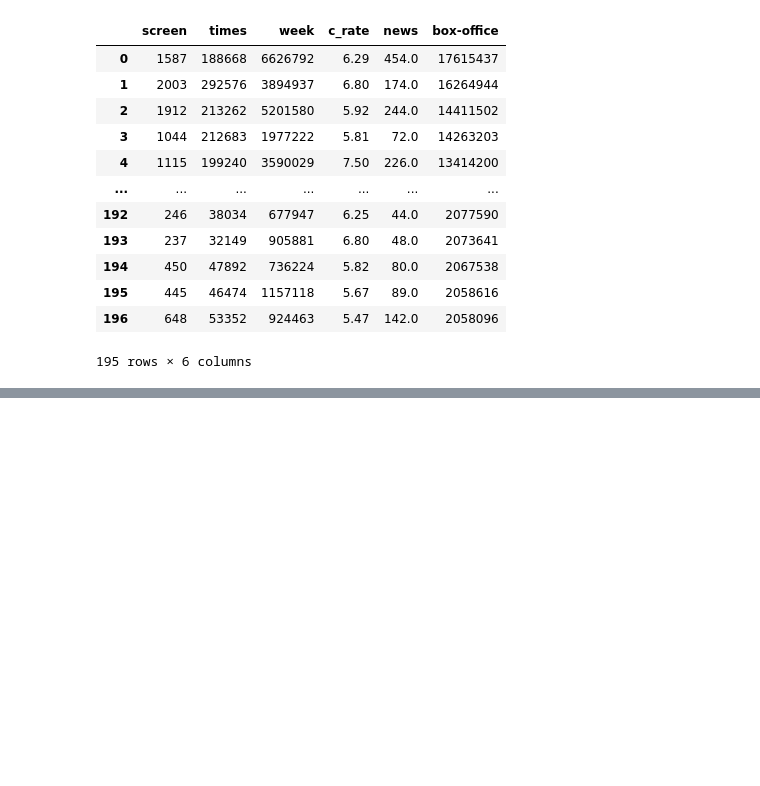
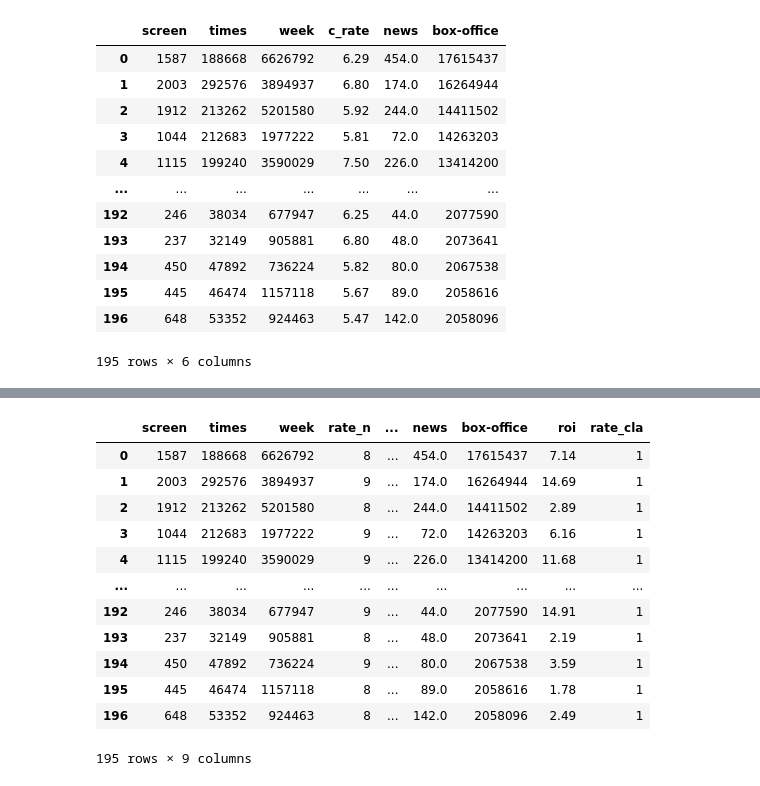
Before and after one commit to swany0509/machine_learning_private_project, a Jupyter notebook: movie_data_analysis.ipynb, the cells around one changed output, grey strips where cells are left out. Drawn from its saved outputs; the diff is of its cells as text; code cells hidden in the pictures; blank space fills up the shorter version.

```diff
--- a/movie_data_analysis.ipynb
+++ b/movie_data_analysis.ipynb
@@ -883,0 +928,16 @@ test06
+# %%
+movies
+# %% [output]
+|  | screen | times | week | rate_n | ... | news | box-office | roi | rate_cla |
+| 0 | 1587 | 188668 | 6626792 | 8 | ... | 454.0 | 17615437 | 7.14 | 1 |
+| 1 | 2003 | 292576 | 3894937 | 9 | ... | 174.0 | 16264944 | 14.69 | 1 |
+| 2 | 1912 | 213262 | 5201580 | 8 | ... | 244.0 | 14411502 | 2.89 | 1 |
+| 3 | 1044 | 212683 | 1977222 | 9 | ... | 72.0 | 14263203 | 6.16 | 1 |
+| 4 | 1115 | 199240 | 3590029 | 9 | ... | 226.0 | 13414200 | 11.68 | 1 |
+| ... | ... | ... | ... | ... | ... | ... | ... | ... | ... |
+| 192 | 246 | 38034 | 677947 | 9 | ... | 44.0 | 2077590 | 14.91 | 1 |
+| 193 | 237 | 32149 | 905881 | 8 | ... | 48.0 | 2073641 | 2.19 | 1 |
+| 194 | 450 | 47892 | 736224 | 9 | ... | 80.0 | 2067538 | 3.59 | 1 |
+| 195 | 445 | 46474 | 1157118 | 8 | ... | 89.0 | 2058616 | 1.78 | 1 |
+| 196 | 648 | 53352 | 924463 | 8 | ... | 142.0 | 2058096 | 2.49 | 1 |
+195 rows × 9 columns
```
Also changed, not shown: parts of 28 cells of this notebook, 1 other file.
